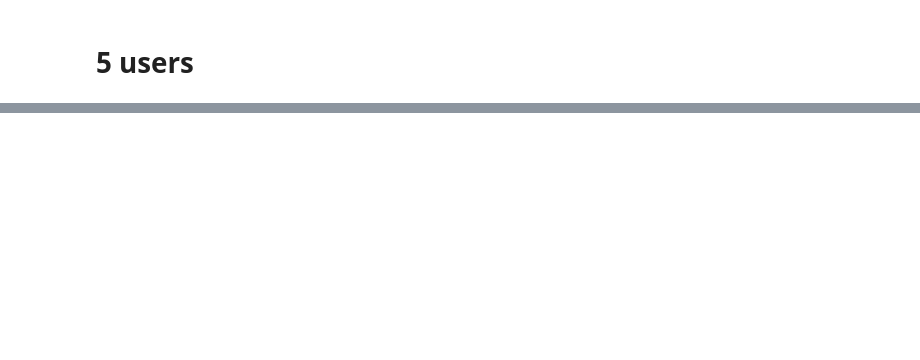
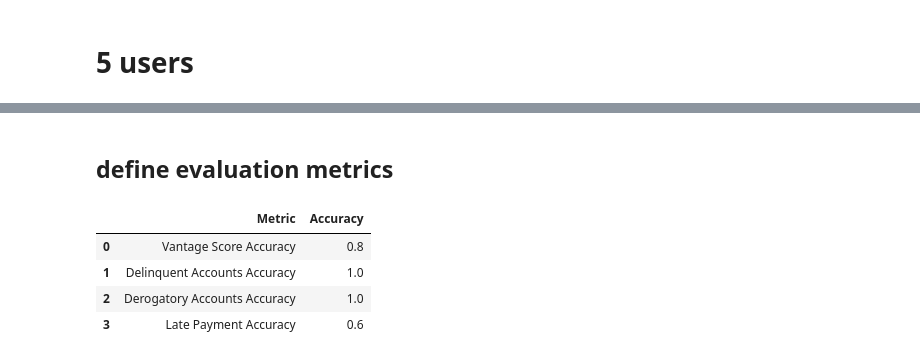
Before and after one commit to cfoo123/20250227-CM-POC, a Jupyter notebook: 01_exploration.ipynb, the cells around one changed output, grey strips where cells are left out. Drawn from its saved outputs; the diff is of its cells as text; code cells hidden in the pictures; blank space fills up the shorter version.

Commit message:
bulk process user and rule based evaluation

```diff
--- a/01_exploration.ipynb
+++ b/01_exploration.ipynb
@@ -783,0 +639,6 @@ Please ensure your final answer is supportive, understandable, and presented sol
+# %%
+df_5 = df_1000[:5]
+df_5_json = json.loads(df_5.to_json(orient='records'))
+# %%
+from llm import get_credit_improvement, calculate_accuracy_metrics
+responses = await get_credit_improvement(df_5_json)
@@ -783,0 +651,13 @@ Please ensure your final answer is supportive, understandable, and presented sol
+# %%
+# Convert responses into a list of dictionaries
+response_dicts = []
+for i in range(0, len(responses)):
+    response_i = json.loads(responses[i].choices[0].message.content)
+    response_i['user_id'] = df_5_json[i]['user_id']
+    response_dicts.append(response_i)
+
+# Convert the list of dictionaries into a pandas DataFrame
+responses_df = pd.DataFrame(response_dicts)
+# Perform a left join with df_1000 using 'user_id'
+final_df = df_5.merge(responses_df, on='user_id', how='left')
+final_df
@@ -783,0 +672,34 @@ Please ensure your final answer is supportive, understandable, and presented sol
+# %% [markdown]
+## define evaluation metrics
+# %%
+# evaluation
+# check if the right vantage_score3 is mentioned in `Score Health` column
+final_df['evaluate_score'] = final_df['Score Health'].apply(lambda x: any(str(score) in x for score in final_df['vantage_score3'].astype(str)))
+final_df['evaluate_delinquent'] = final_df.apply(lambda row: not(row['snap_shot__delinquent_accounts'] > 0 and 'delinquent' not in ' '.join(row["What's dragging down your score?"]).lower()), axis=1)
+final_df['evaluate_derogatory'] = final_df.apply(lambda row: not(row['snap_shot__derogatory_accounts'] > 0 and 'derogatory' not in ' '.join(row["What's dragging down your score?"]).lower()), axis=1)
+# convert late_payment_percentage to float and check if the right late_payment_percentage is mentioned in `What's dragging down your score?` column when late_payment_percentage > 0
+final_df['late_payment_percentage_real'] = final_df['snap_shot__late_payment_percentage'].str.rstrip('%').astype('float') / 100.0
+final_df['evaluate_late_payment'] = final_df.apply(lambda row: not(row['late_payment_percentage_real'] > 0 and 'late payment' not in ' '.join(row["What's dragging down your score?"]).lower()), axis=1)
+# %%
+# Combine all metrics into one table
+metrics_df = final_df[['user_id', 'vantage_score3', 'evaluate_score', 'evaluate_delinquent', 'evaluate_derogatory', 'evaluate_late_payment']]
+
+# Calculate the mean accuracy for each metric
+accuracy_metrics = {
+    'Metric': ['Vantage Score Accuracy', 'Delinquent Accounts Accuracy', 'Derogatory Accounts Accuracy', 'Late Payment Accuracy'],
+    'Accuracy': [
+        final_df['evaluate_score'].mean(),
+        final_df['evaluate_delinquent'].mean(),
+        final_df['evaluate_derogatory'].mean(),
+        final_df['evaluate_late_payment'].mean()
+    ]
+}
+
+accuracy_df = pd.DataFrame(accuracy_metrics)
+accuracy_df
+# %% [output]
+|  | Metric | Accuracy |
+| 0 | Vantage Score Accuracy | 0.8 |
+| 1 | Delinquent Accounts Accuracy | 1.0 |
+| 2 | Derogatory Accounts Accuracy | 1.0 |
+| 3 | Late Payment Accuracy | 0.6 |
```
Also changed, not shown: parts of 25 cells of this notebook, 1 other file.
